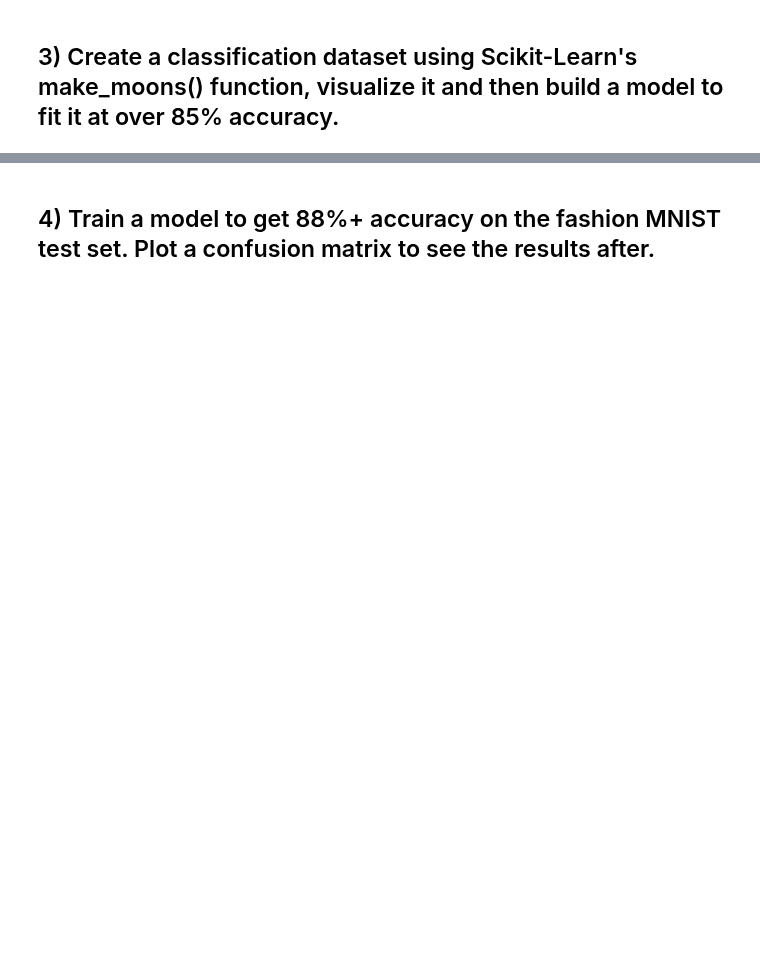
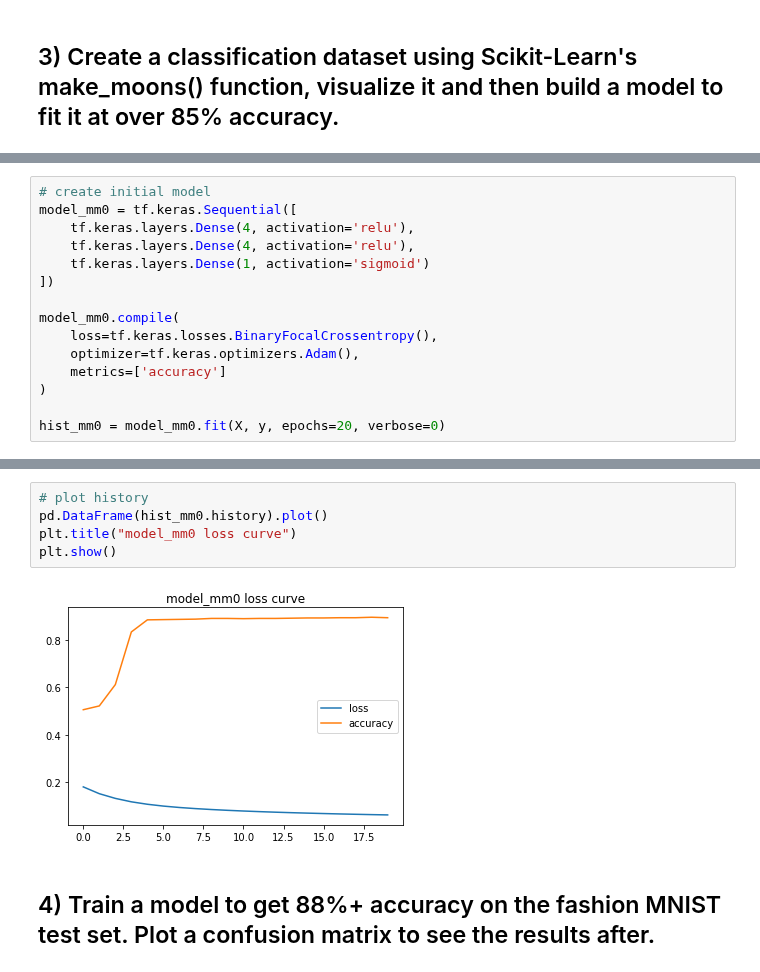
Before and after one commit to hiydavid/tfdev-learning, a Jupyter notebook: ZTM/exercises/tfdev_exercise_02.ipynb, the cells around one changed output, grey strips where cells are left out. Saved outputs shown, nothing was run; the diff lists cells and outputs as text; blank space fills up the shorter version.

```diff
--- a/ZTM/exercises/tfdev_exercise_02.ipynb
+++ b/ZTM/exercises/tfdev_exercise_02.ipynb
@@ -25,0 +62,15 @@ tf.random.set_seed(42)
+# %%
+# create initial model
+model_mm0 = tf.keras.Sequential([
+    tf.keras.layers.Dense(4, activation='relu'),
+    tf.keras.layers.Dense(4, activation='relu'),
+    tf.keras.layers.Dense(1, activation='sigmoid')
+])
+
+model_mm0.compile(
+    loss=tf.keras.losses.BinaryFocalCrossentropy(),
+    optimizer=tf.keras.optimizers.Adam(),
+    metrics=['accuracy']
+)
+
+hist_mm0 = model_mm0.fit(X, y, epochs=20, verbose=0)
@@ -26,2 +83,9 @@ tf.random.set_seed(42)
+# %%
+# plot history
+pd.DataFrame(hist_mm0.history).plot()
+plt.title("model_mm0 loss curve")
+plt.show()
+# %% [output]
+[figure, added]
 # %% [markdown]
 ## 4) Train a model to get 88%+ accuracy on the fashion MNIST test set. Plot a confusion matrix to see the results after.
```
Also changed, not shown: parts of 25 cells of this notebook.
